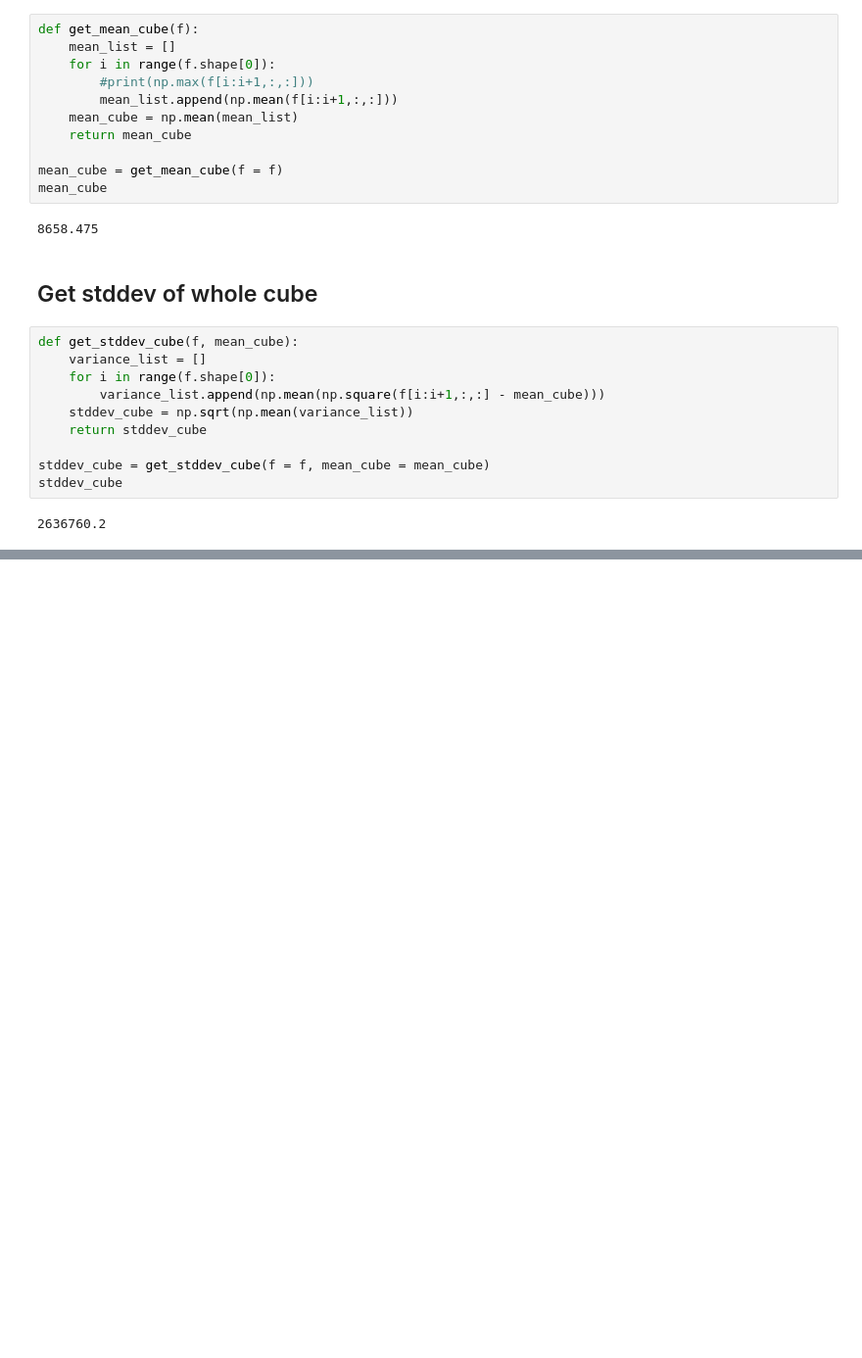
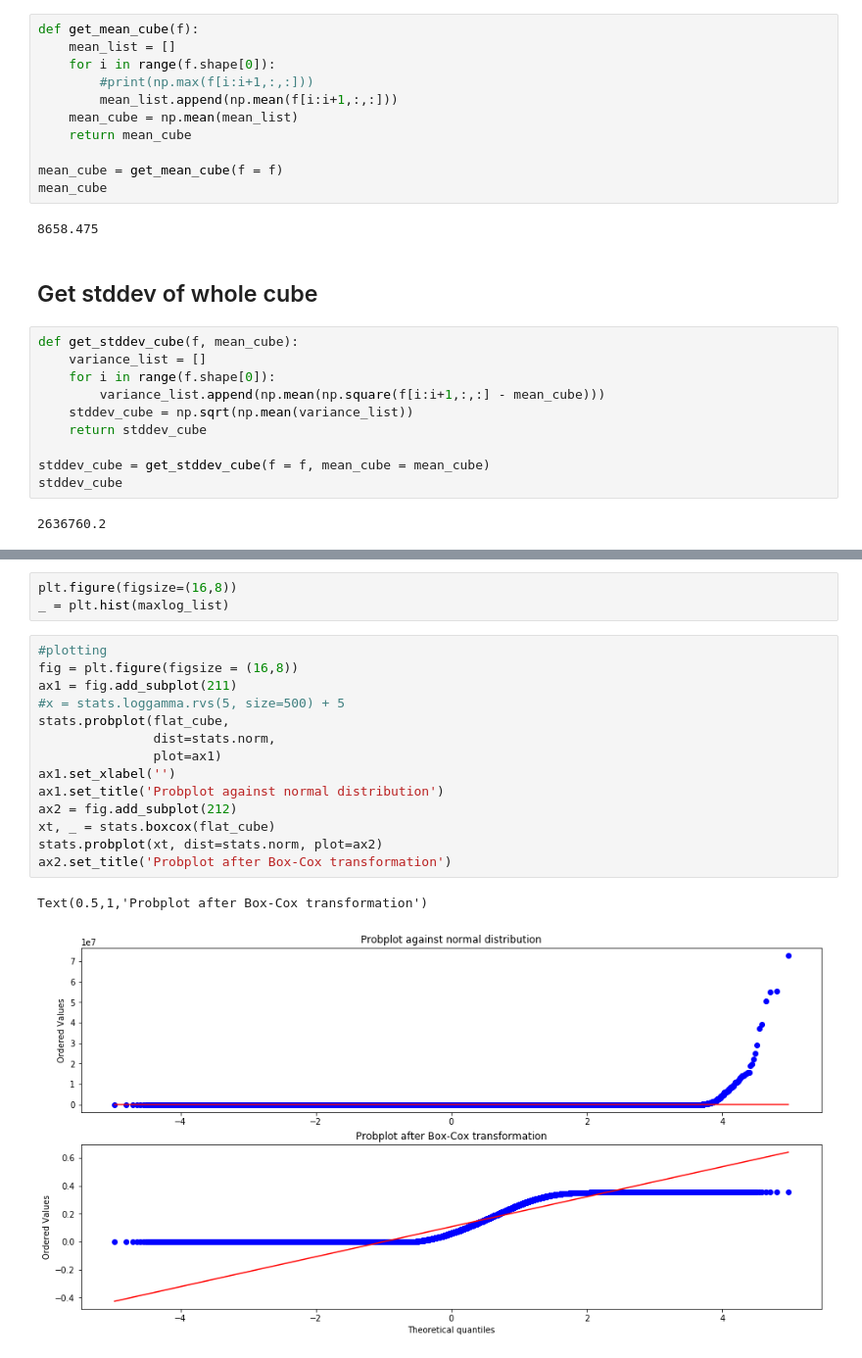
Before and after one commit to NYU-CDS-Capstone-Project/HydroGAN, a Jupyter notebook: notebooks/cube_transformations.ipynb, the cells around one changed output, grey strips where cells are left out. Shown: that part at 98% size. Saved outputs shown, nothing was run; the diff lists cells and outputs as text; blank space fills up the shorter version.

Commit message:
added standardization and boxcox transformation lambda estimation

```diff
--- a/notebooks/cube_transformations.ipynb
+++ b/notebooks/cube_transformations.ipynb
@@ -85,0 +257,20 @@ stddev_cube
+# %%
+plt.figure(figsize=(16,8))
+_ = plt.hist(maxlog_list)
+# %%
+#plotting
+fig = plt.figure(figsize = (16,8))
+ax1 = fig.add_subplot(211)
+#x = stats.loggamma.rvs(5, size=500) + 5
+stats.probplot(flat_cube,
+               dist=stats.norm,
+               plot=ax1)
+ax1.set_xlabel('')
+ax1.set_title('Probplot against normal distribution')
+ax2 = fig.add_subplot(212)
+xt, _ = stats.boxcox(flat_cube)
+stats.probplot(xt, dist=stats.norm, plot=ax2)
+ax2.set_title('Probplot after Box-Cox transformation')
+# %% [output]
+Text(0.5,1,'Probplot after Box-Cox transformation')
+[figure, added]
```
Also changed, not shown: parts of 45 cells of this notebook.
